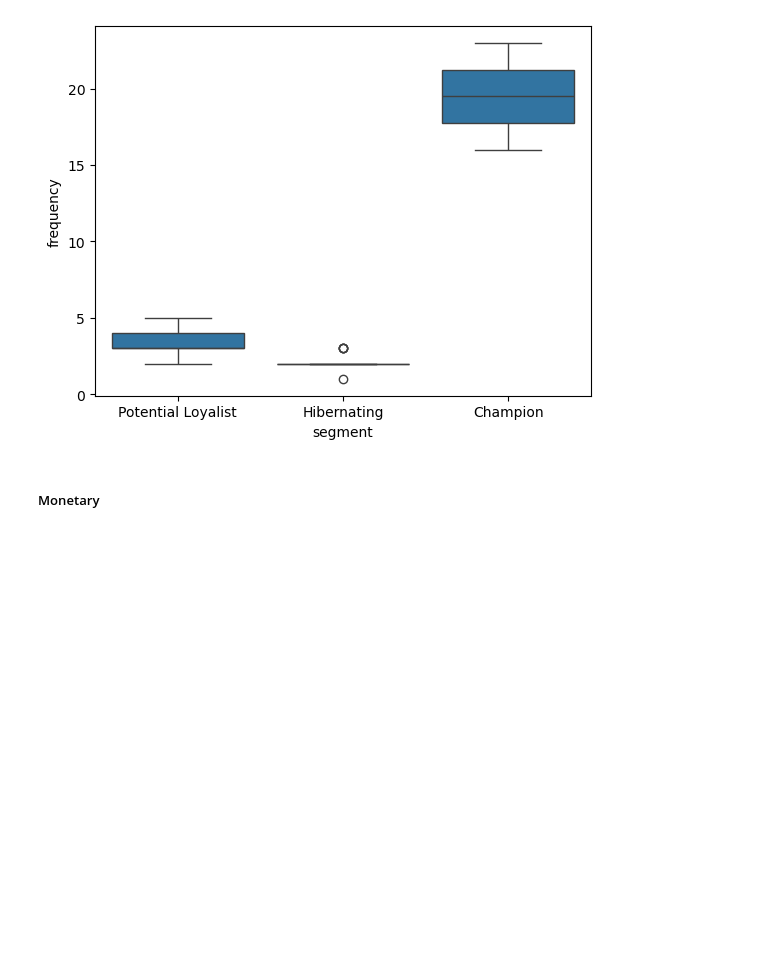
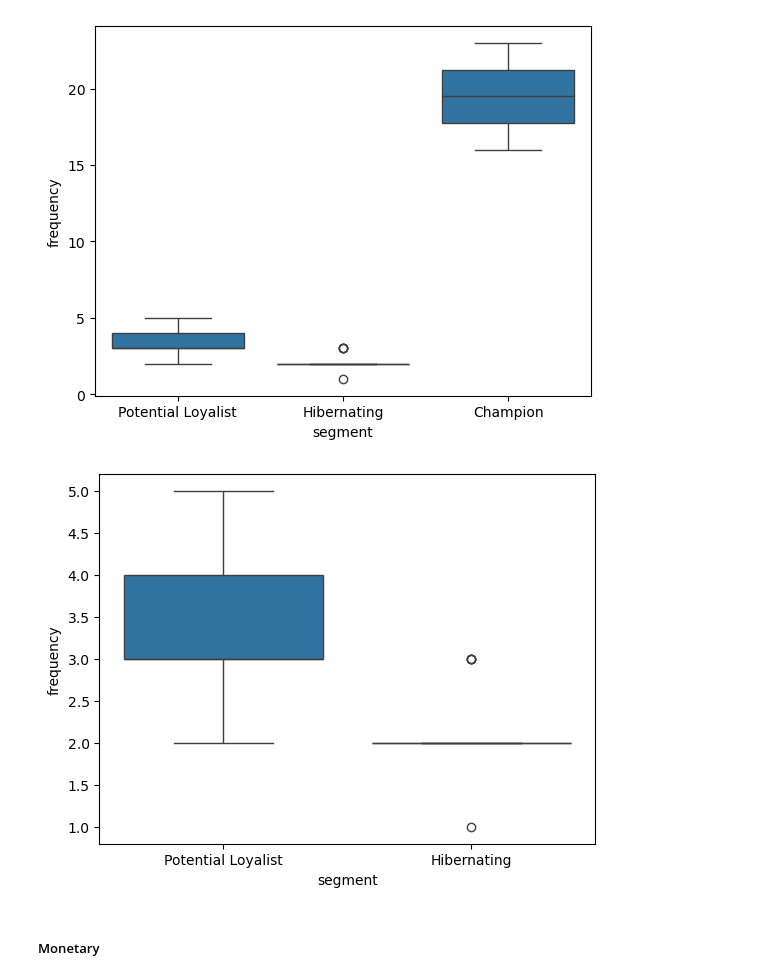
Before and after one commit to brianna-mitri/vehicle-sales-analysis, a Jupyter notebook: analysis/segment_analysis.ipynb, the cells around one changed output. Cells and saved outputs as stored; diff of their text form; code cells hidden in the pictures; blank space fills up the shorter version.

Commit message:
Updated analysis and segment labels

```diff
--- a/analysis/segment_analysis.ipynb
+++ b/analysis/segment_analysis.ipynb
@@ -283,6 +294,11 @@ sns.boxplot(x='segment', y='frequency', data=rfm_df)
 plt.show()
 # %% [output]
 [figure]
+# %%
+sns.boxplot(x='segment', y='frequency', data=rfm_df[rfm_df.segment != 'Champion'])
+plt.show()
+# %% [output]
+[figure, added]
 # %% [markdown]
 ##### Monetary
 # %%
```
Also changed, not shown: parts of 5 cells of this notebook, 1 other file.
